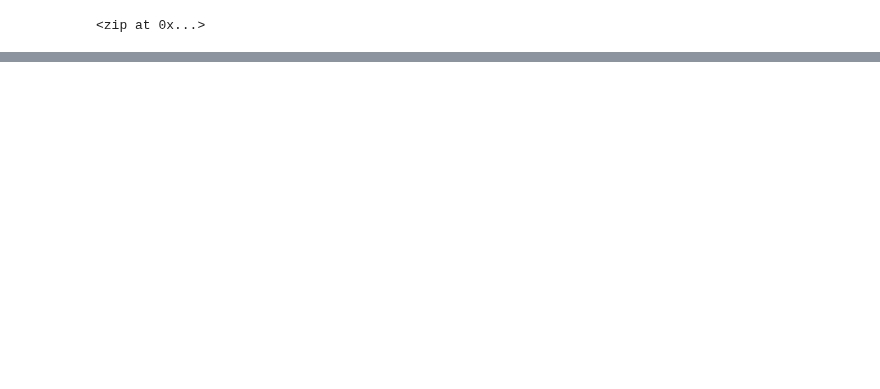
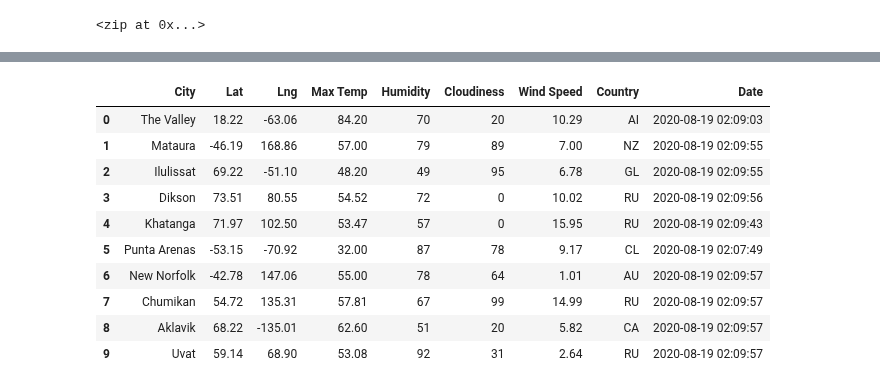
Before and after one commit to jennfrbrown/World_Weather_Analysis, a Jupyter notebook: WeatherPy.ipynb, the cells around one changed output, grey strips where cells are left out. Drawn from its saved outputs; the diff is of its cells as text; code cells hidden in the pictures; blank space fills up the shorter version.

```diff
--- a/WeatherPy.ipynb
+++ b/WeatherPy.ipynb
@@ -31,0 +120,16 @@ len(cities)
+# %%
+# Convert the array of dictionaries to a Pandas DataFrame.
+city_data_df = pd.DataFrame(city_data)
+city_data_df.head(10)
+# %% [output]
+|  | City | Lat | Lng | Max Temp | Humidity | Cloudiness | Wind Speed | Country | Date |
+| 0 | The Valley | 18.22 | -63.06 | 84.20 | 70 | 20 | 10.29 | AI | 2020-08-19 02:09:03 |
+| 1 | Mataura | -46.19 | 168.86 | 57.00 | 79 | 89 | 7.00 | NZ | 2020-08-19 02:09:55 |
+| 2 | Ilulissat | 69.22 | -51.10 | 48.20 | 49 | 95 | 6.78 | GL | 2020-08-19 02:09:55 |
+| 3 | Dikson | 73.51 | 80.55 | 54.52 | 72 | 0 | 10.02 | RU | 2020-08-19 02:09:56 |
+| 4 | Khatanga | 71.97 | 102.50 | 53.47 | 57 | 0 | 15.95 | RU | 2020-08-19 02:09:43 |
+| 5 | Punta Arenas | -53.15 | -70.92 | 32.00 | 87 | 78 | 9.17 | CL | 2020-08-19 02:07:49 |
+| 6 | New Norfolk | -42.78 | 147.06 | 55.00 | 78 | 64 | 1.01 | AU | 2020-08-19 02:09:57 |
+| 7 | Chumikan | 54.72 | 135.31 | 57.81 | 67 | 99 | 14.99 | RU | 2020-08-19 02:09:57 |
+| 8 | Aklavik | 68.22 | -135.01 | 62.60 | 51 | 20 | 5.82 | CA | 2020-08-19 02:09:57 |
+| 9 | Uvat | 59.14 | 68.90 | 53.08 | 92 | 31 | 2.64 | RU | 2020-08-19 02:09:57 |
```
Also changed, not shown: parts of 6 cells of this notebook.
